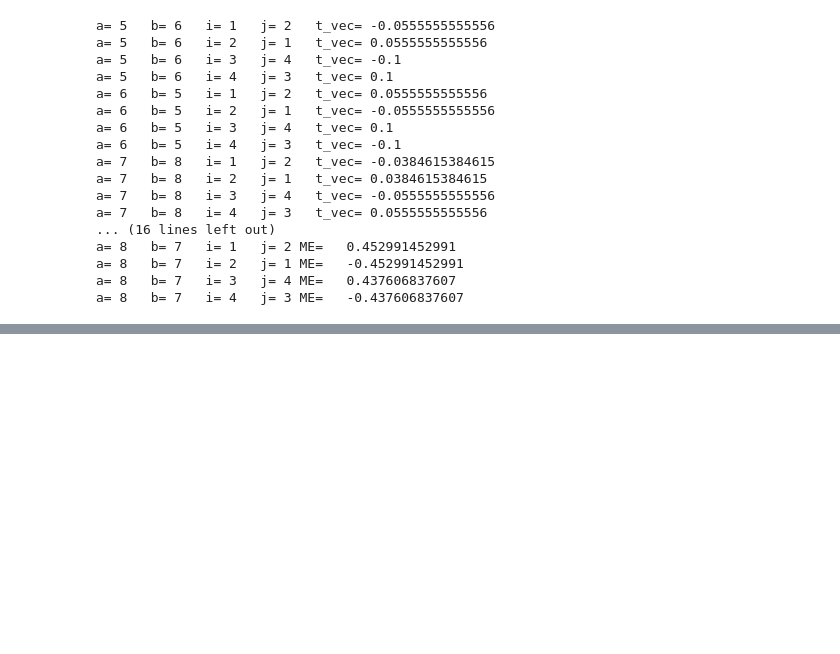
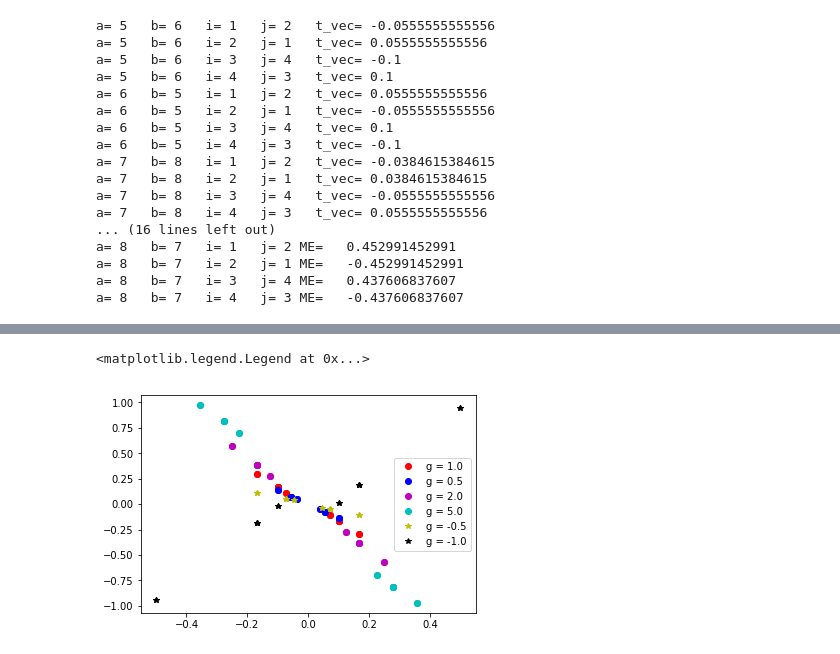
Before and after one commit to abansal92/pairingmodel, a Jupyter notebook: pairing model with CCD.ipynb, the cells around one changed output, grey strips where cells are left out. Saved outputs shown, nothing was run; the diff lists cells and outputs as text; code cells hidden in the pictures; blank space fills up the shorter version.

```diff
--- a/pairing model with CCD.ipynb
+++ b/pairing model with CCD.ipynb
@@ -642,0 +427,12 @@ a= 8   b= 7   i= 4   j= 3 ME=   -0.437606837607
+# %%
+plt.plot(tpt10,t10,'ro',label = 'g = 1.0')
+plt.plot(tpt05,t05,'bo',label = 'g = 0.5')
+plt.plot(tpt20,t20,'mo',label = 'g = 2.0')
+plt.plot(tpt50,t50,'co',label = 'g = 5.0')
+plt.plot(tptm05,tm05,'y*',label = 'g = -0.5')
+plt.plot(tptm10,tm10,'k*',label = 'g = -1.0')
+
+plt.legend()
+# %% [output]
+<matplotlib.legend.Legend at 0x...>
+[figure, added]
```
Also changed, not shown: parts of 8 cells of this notebook.
